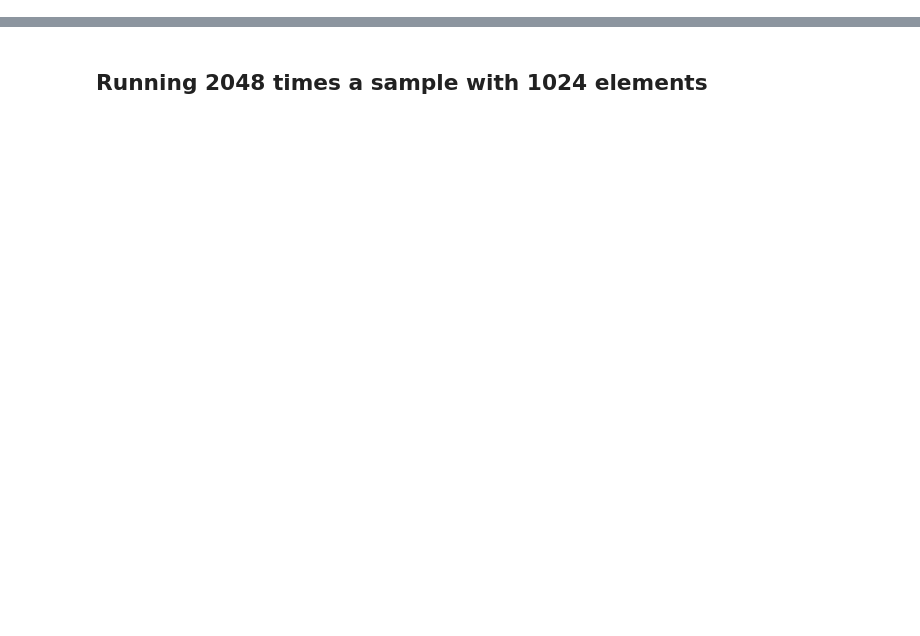
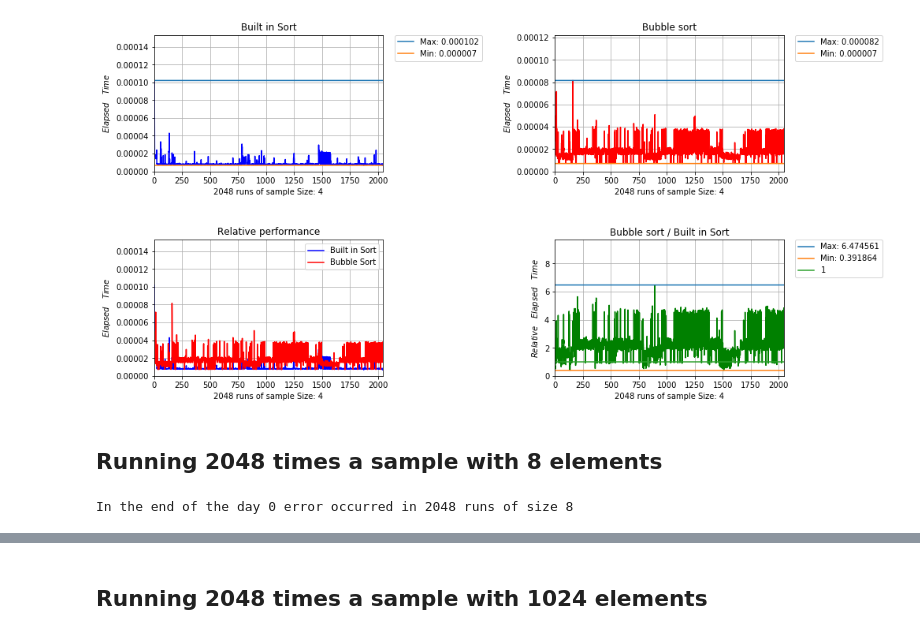
Before and after one commit to jhonatancasale/learning-python, a Jupyter notebook: Part III/Algorithms/sort/bubble/Bubble Sort.ipynb, the cells around one changed output, grey strips where cells are left out. Cells and saved outputs as stored; diff of their text form; code cells hidden in the pictures; blank space fills up the shorter version.

```diff
--- a/Part III/Algorithms/sort/bubble/Bubble Sort.ipynb
+++ b/Part III/Algorithms/sort/bubble/Bubble Sort.ipynb
@@ -65,0 +339,6 @@ if effectiveness_test(pattern.elements, sample.elements):
+# %%
+errors, pattern_time, cmp_time = run_tests(
+    bubble_sort, clf_function, sample_size=sample_size, test_size=test_size)
+
+print("In the end of the day {} error{} occurred in {} runs of size {}".
+      format(errors, "s" if errors > 1 else "", test_size, sample_size))
@@ -65,0 +358,6 @@ if effectiveness_test(pattern.elements, sample.elements):
+# %%
+plot_graphics(pattern_time, cmp_time, test_size, sample_size)
+# %% [output]
+[figure, added]
+# %% [markdown]
+## Running 2048 times a sample with 8 elements
@@ -65,0 +367,8 @@ if effectiveness_test(pattern.elements, sample.elements):
+# %%
+errors, pattern_time, cmp_time = run_tests(
+    bubble_sort, clf_function, sample_size=sample_size, test_size=test_size)
+
+print("In the end of the day {} error{} occurred in {} runs of size {}".
+      format(errors, "s" if errors > 1 else "", test_size, sample_size))
+# %% [output]
+In the end of the day 0 error occurred in 2048 runs of size 8
```
Also changed, not shown: parts of 83 cells of this notebook.
